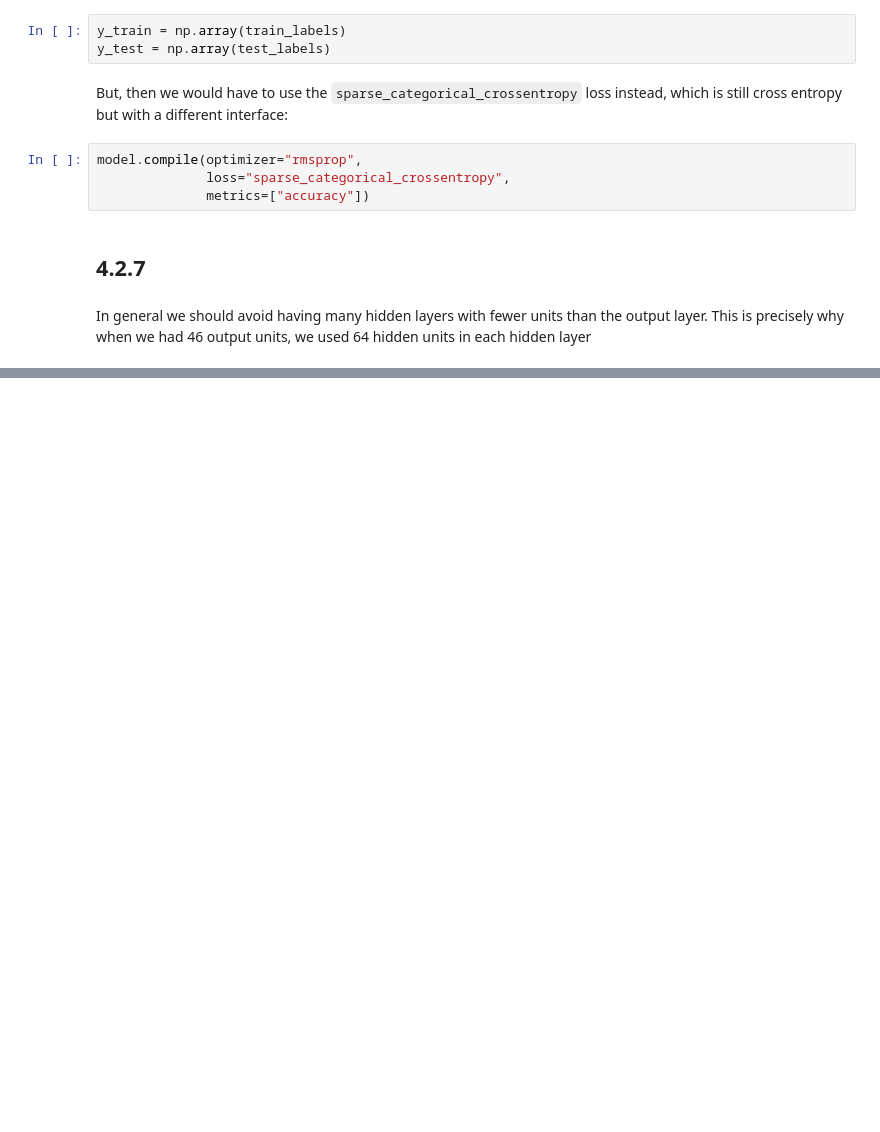
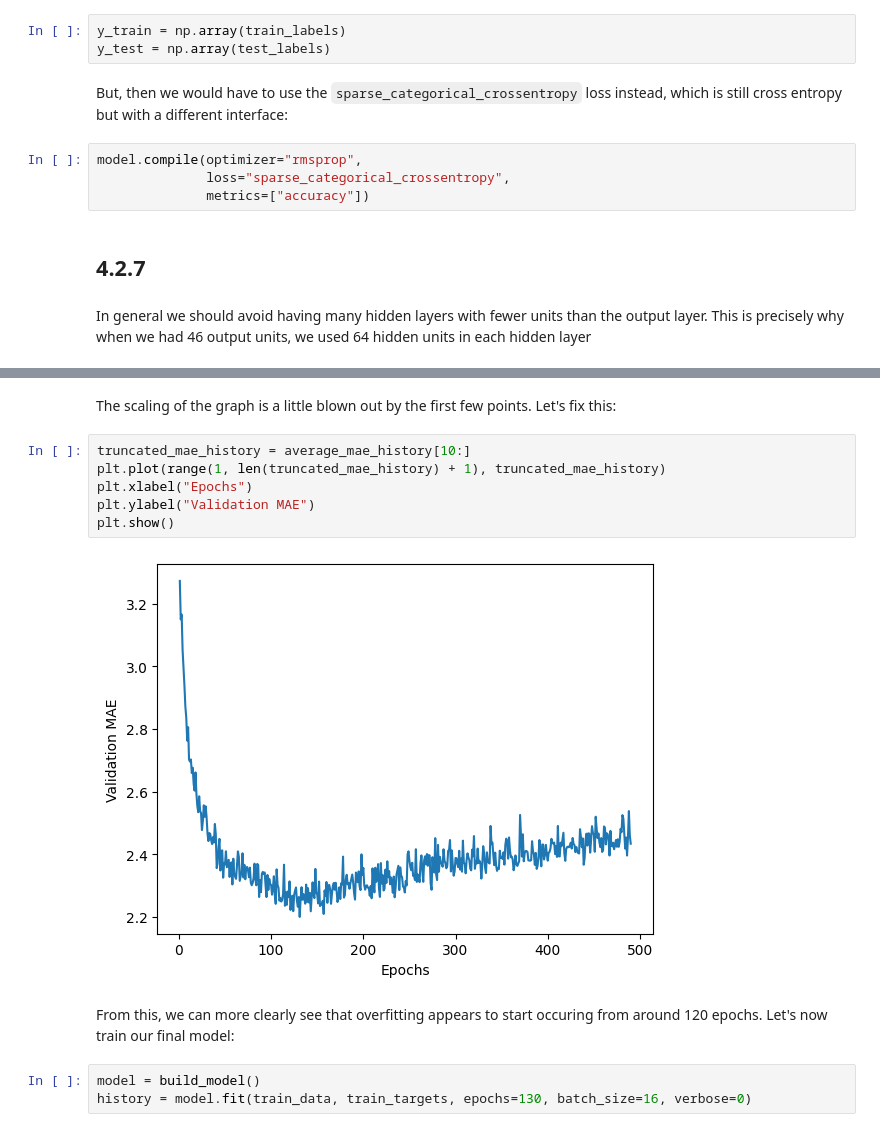
Before and after one commit to izuane/deep-learning-exercises, a Jupyter notebook: deep-learning-with-python/chapter-4-notebook.ipynb, the cells around one changed output, grey strips where cells are left out. Drawn from its saved outputs; the diff is of its cells as text; blank space fills up the shorter version.

```diff
--- a/deep-learning-with-python/chapter-4-notebook.ipynb
+++ b/deep-learning-with-python/chapter-4-notebook.ipynb
@@ -431,0 +605,15 @@ In general we should avoid having many hidden layers with fewer units than the o
+# %% [markdown]
+The scaling of the graph is a little blown out by the first few points. Let's fix this:
+# %%
+truncated_mae_history = average_mae_history[10:]
+plt.plot(range(1, len(truncated_mae_history) + 1), truncated_mae_history)
+plt.xlabel("Epochs")
+plt.ylabel("Validation MAE")
+plt.show()
+# %% [output]
+[figure, added]
+# %% [markdown]
+From this, we can more clearly see that overfitting appears to start occuring from around 120 epochs. Let's now train our final model:
+# %%
+model = build_model()
+history = model.fit(train_data, train_targets, epochs=130, batch_size=16, verbose=0)
```
Also changed, not shown: parts of 24 cells of this notebook.
